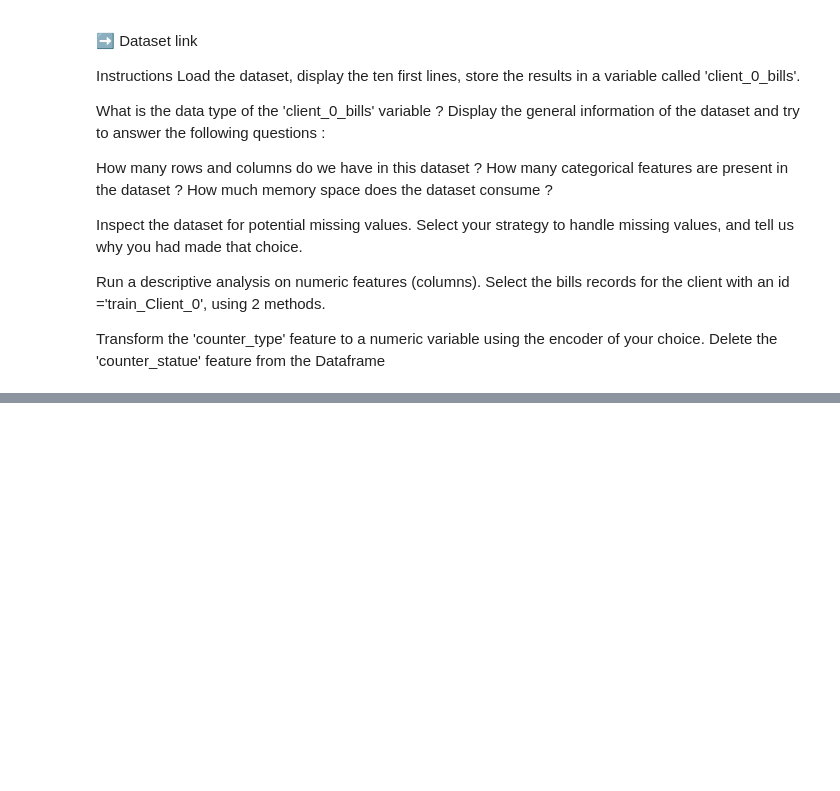
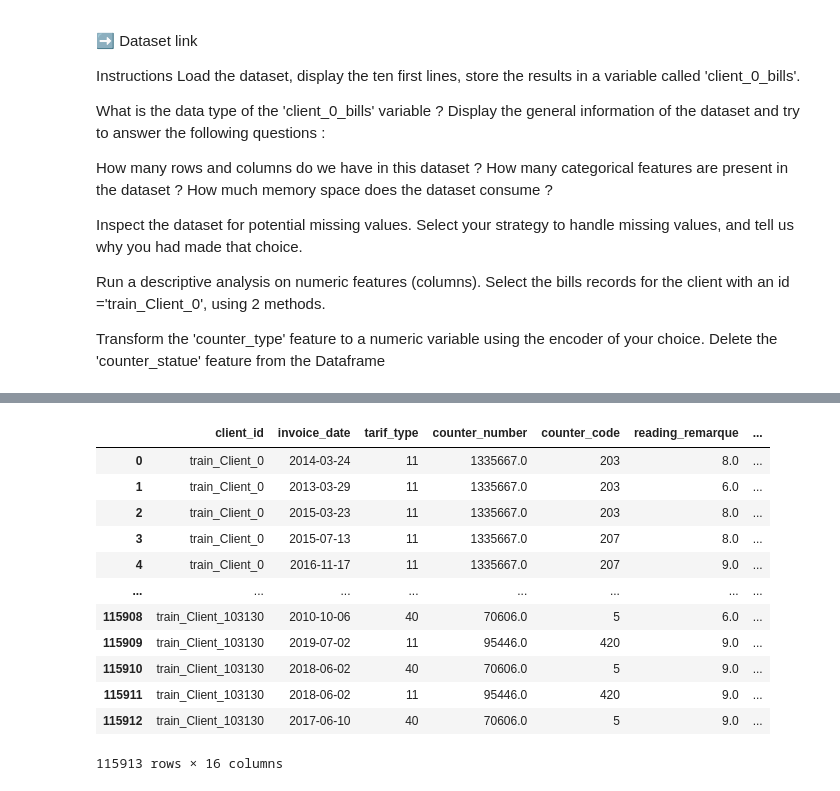
Before and after one commit to collinscolour/GoMyCodeCheckPoint, a Jupyter notebook: Data_pre_processing.ipynb, the cells around one changed output, grey strips where cells are left out. Cells and saved outputs as stored; diff of their text form; code cells hidden in the pictures; blank space fills up the shorter version.

```diff
--- a/Data_pre_processing.ipynb
+++ b/Data_pre_processing.ipynb
@@ -81,0 +144,22 @@ Number of columns: 16
+# %%
+from sklearn.preprocessing import LabelEncoder
+encoder = LabelEncoder()
+df['counter_type_encoded'] = encoder.fit_transform(df['counter_type'])
+# %%
+df.drop(columns=['counter_statue'], inplace=True)
+# %%
+df
+# %% [output]
+|  | client_id | invoice_date | tarif_type | counter_number | counter_code | reading_remarque | ... |
+| 0 | train_Client_0 | 2014-03-24 | 11 | 1335667.0 | 203 | 8.0 | ... |
+| 1 | train_Client_0 | 2013-03-29 | 11 | 1335667.0 | 203 | 6.0 | ... |
+| 2 | train_Client_0 | 2015-03-23 | 11 | 1335667.0 | 203 | 8.0 | ... |
+| 3 | train_Client_0 | 2015-07-13 | 11 | 1335667.0 | 207 | 8.0 | ... |
+| 4 | train_Client_0 | 2016-11-17 | 11 | 1335667.0 | 207 | 9.0 | ... |
+| ... | ... | ... | ... | ... | ... | ... | ... |
+| 115908 | train_Client_103130 | 2010-10-06 | 40 | 70606.0 | 5 | 6.0 | ... |
+| 115909 | train_Client_103130 | 2019-07-02 | 11 | 95446.0 | 420 | 9.0 | ... |
+| 115910 | train_Client_103130 | 2018-06-02 | 40 | 70606.0 | 5 | 9.0 | ... |
+| 115911 | train_Client_103130 | 2018-06-02 | 11 | 95446.0 | 420 | 9.0 | ... |
+| 115912 | train_Client_103130 | 2017-06-10 | 40 | 70606.0 | 5 | 9.0 | ... |
+115913 rows × 16 columns
```
Also changed, not shown: parts of 8 cells of this notebook.
